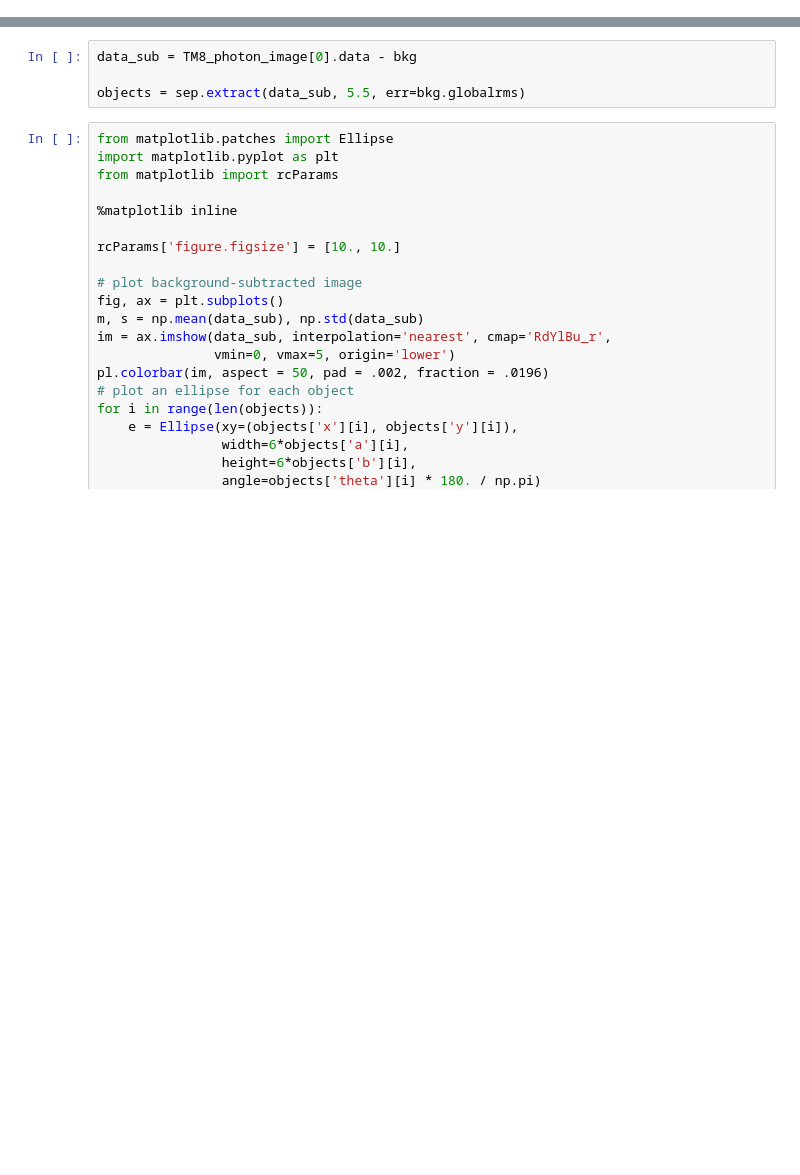
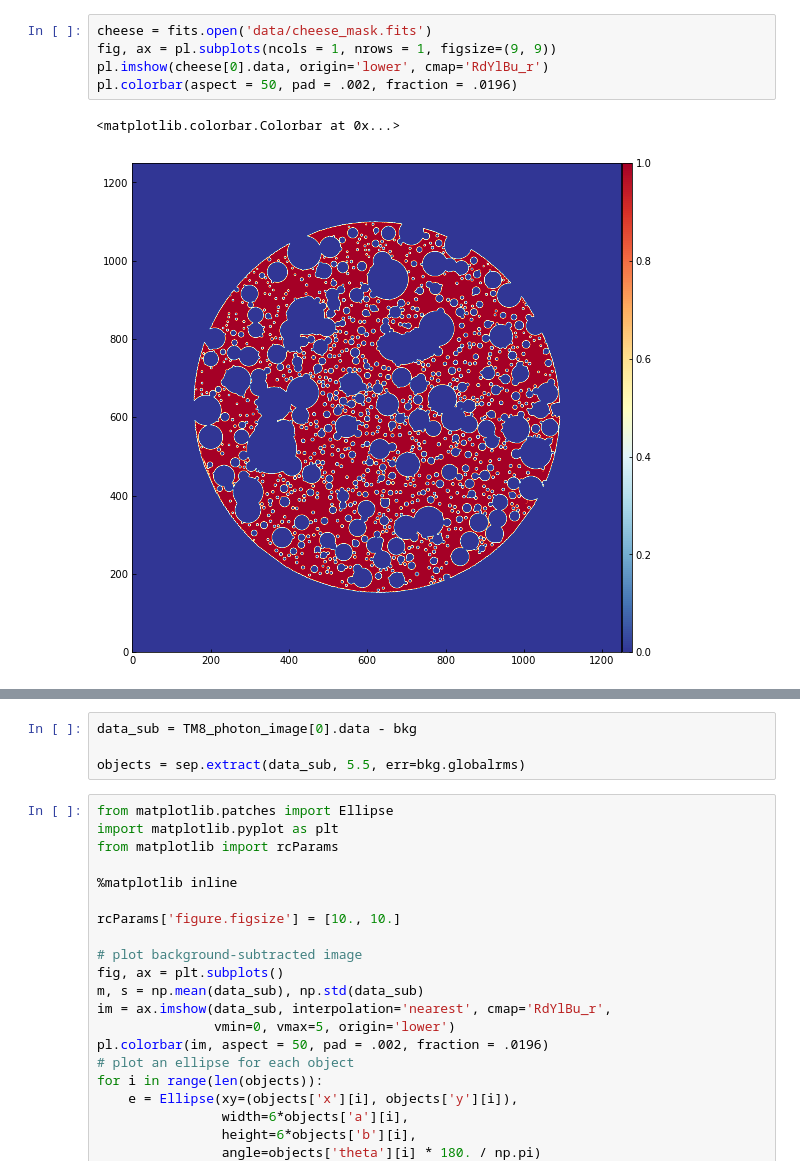
Before and after one commit to xolandaliso/erosita-data-processing, a Jupyter notebook: new_book.ipynb, the cells around one changed output, grey strips where cells are left out. Cells and saved outputs as stored; diff of their text form; blank space fills up the shorter version.

```diff
--- a/new_book.ipynb
+++ b/new_book.ipynb
@@ -420,0 +422,8 @@ Set MJD-END to 58767.957789 from DATE-END'. [astropy.wcs.wcs]
+# %%
+cheese = fits.open('data/cheese_mask.fits')
+fig, ax = pl.subplots(ncols = 1, nrows = 1, figsize=(9, 9))
+pl.imshow(cheese[0].data, origin='lower', cmap='RdYlBu_r')
+pl.colorbar(aspect = 50, pad = .002, fraction = .0196)
+# %% [output]
+<matplotlib.colorbar.Colorbar at 0x...>
+[figure, added]
```
Also changed, not shown: parts of 19 cells of this notebook, 59 other files.
